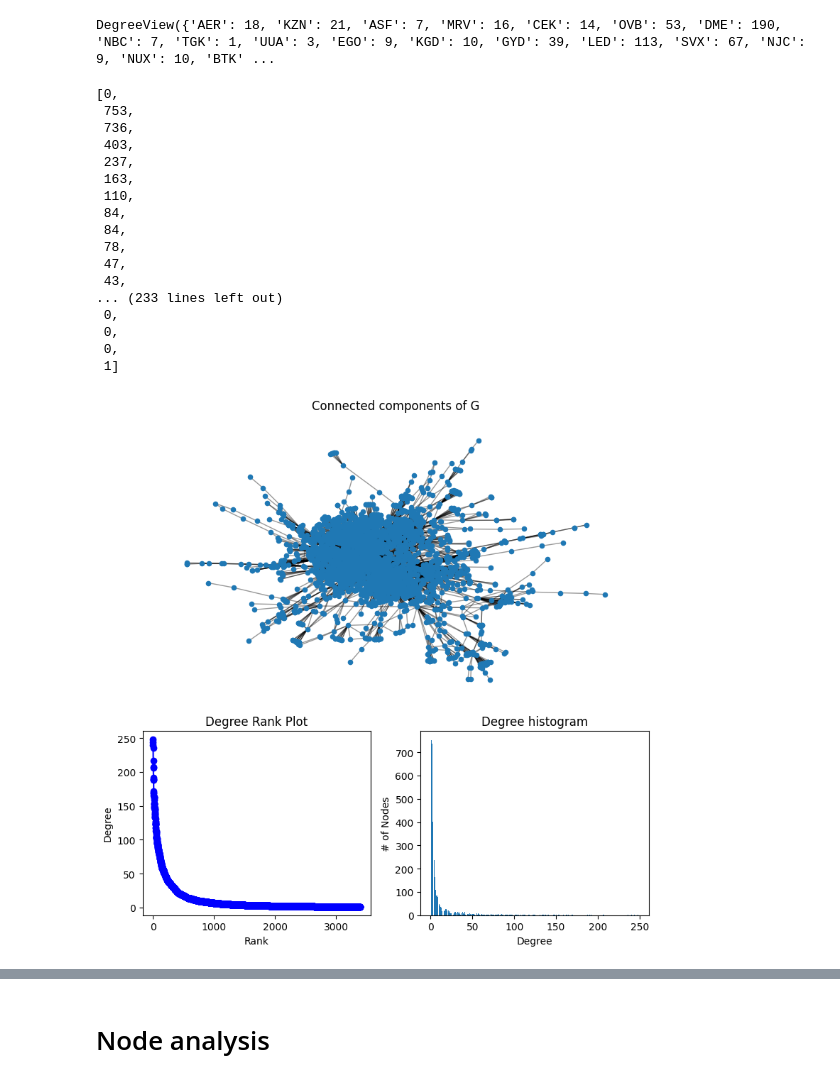
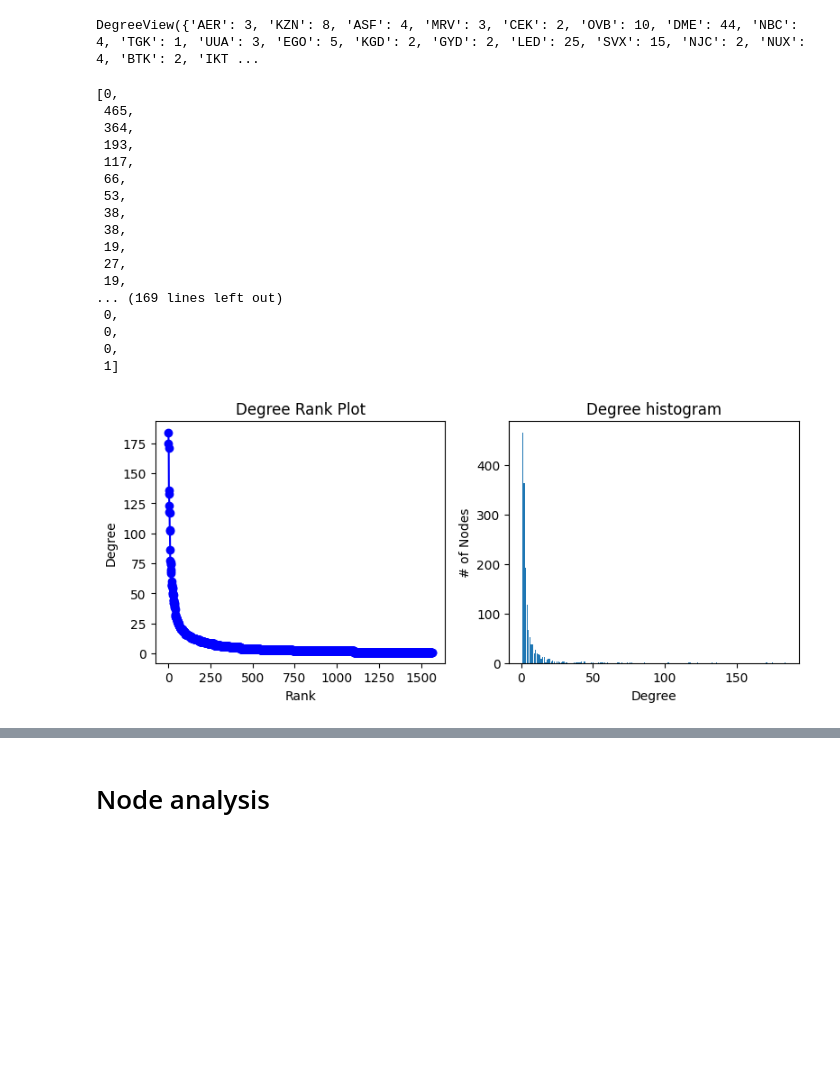
Before and after one commit to Vicente-Lorenzo/NetworkScience, a Jupyter notebook: Project_Research.ipynb, the cells around one changed output, grey strips where cells are left out. Cells and saved outputs as stored; diff of their text form; code cells hidden in the pictures; blank space fills up the shorter version.

```diff
--- a/Project_Research.ipynb
+++ b/Project_Research.ipynb
@@ -10,6 +10,7 @@ import pandas as pd
 import matplotlib.pyplot as plt
 # %%
 airlines_data = pd.read_csv('airlines.csv')
+airlines_data = airlines_data.head(10000)
 G = nx.Graph()
 edges = [(row['src_iata'], row['dest_iata']) for _, row in airlines_data.iterrows()]
 G.add_edges_from(edges)
@@ -77,24 +78,24 @@ plt.show()
 # get the degree for each node
 nx.degree(G)
 # %% [output]
-DegreeView({'AER': 18, 'KZN': 21, 'ASF': 7, 'MRV': 16, 'CEK': 14, 'OVB': 53, 'DME': 190, 'NBC': 7, 'TGK': 1, 'UUA': 3, 'EGO': 9, 'KGD': 10, 'GYD': 39, 'LED': 113, 'SVX': 67, 'NJC': 9, 'NUX': 10, 'BTK' ...
+DegreeView({'AER': 3, 'KZN': 8, 'ASF': 4, 'MRV': 3, 'CEK': 2, 'OVB': 10, 'DME': 44, 'NBC': 4, 'TGK': 1, 'UUA': 3, 'EGO': 5, 'KGD': 2, 'GYD': 2, 'LED': 25, 'SVX': 15, 'NJC': 2, 'NUX': 4, 'BTK': 2, 'IKT ...
 # %%
 # graph degree frequency
 nx.degree_histogram(G)
 # %% [output]
 [0,
- 753,
- 736,
- 403,
- 237,
- 163,
- 110,
- 84,
- 84,
- 78,
- 47,
- 43,
-... (233 lines left out)
+ 465,
+ 364,
+ 193,
+ 117,
+ 66,
+ 53,
+ 38,
+ 38,
+ 19,
+ 27,
+ 19,
+... (169 lines left out)
  0,
  0,
  0,
@@ -102,35 +103,29 @@ nx.degree_histogram(G)
 # %%
 degree_sequence = sorted((d for n, d in G.degree()), reverse=True)
 dmax = max(degree_sequence)
 
 fig = plt.figure("Degree of a random graph", figsize=(8, 8))
 # Create a gridspec for adding subplots of different sizes
 axgrid = fig.add_gridspec(5, 4)
 
-ax0 = fig.add_subplot(axgrid[0:3, :])
-Gcc = G.subgraph(sorted(nx.connected_components(G), key=len, reverse=True)[0])
-pos = nx.spring_layout(Gcc, seed=10396953)
-nx.draw_networkx_nodes(Gcc, pos, ax=ax0, node_size=20)
-nx.draw_networkx_edges(Gcc, pos, ax=ax0, alpha=0.4)
-ax0.set_title("Connected components of G")
-ax0.set_axis_off()
+
 
 ax1 = fig.add_subplot(axgrid[3:, :2])
 ax1.plot(degree_sequence, "b-", marker="o")
 ax1.set_title("Degree Rank Plot")
 ax1.set_ylabel("Degree")
 ax1.set_xlabel("Rank")
 
 ax2 = fig.add_subplot(axgrid[3:, 2:])
 ax2.bar(*np.unique(degree_sequence, return_counts=True))
 ax2.set_title("Degree histogram")
 ax2.set_xlabel("Degree")
 ax2.set_ylabel("# of Nodes")
 
 fig.tight_layout()
 plt.show()
 # %% [output]
-[figure, old version]
+[figure, new version]
 # %%
 # Plot the degree histogram as a bar plot
 degree_hist = nx.degree_histogram(G)
```
Also changed, not shown: parts of 27 cells of this notebook.
